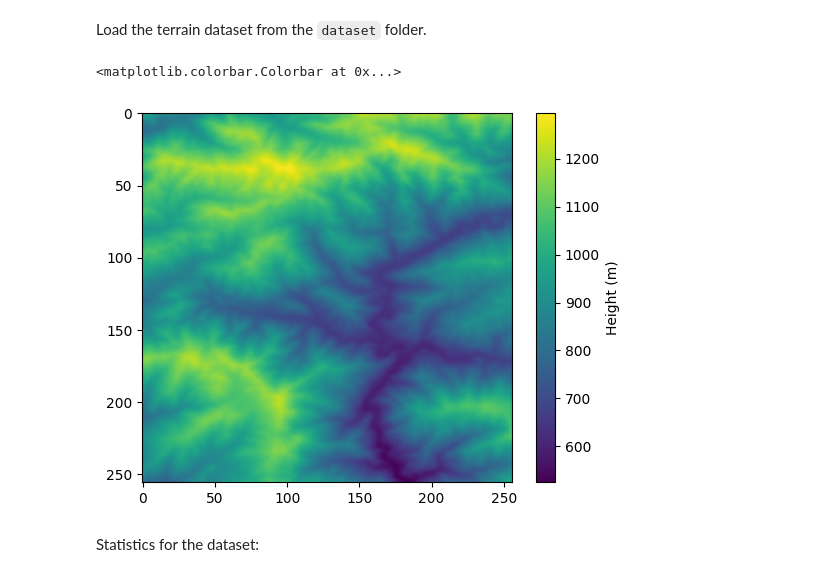
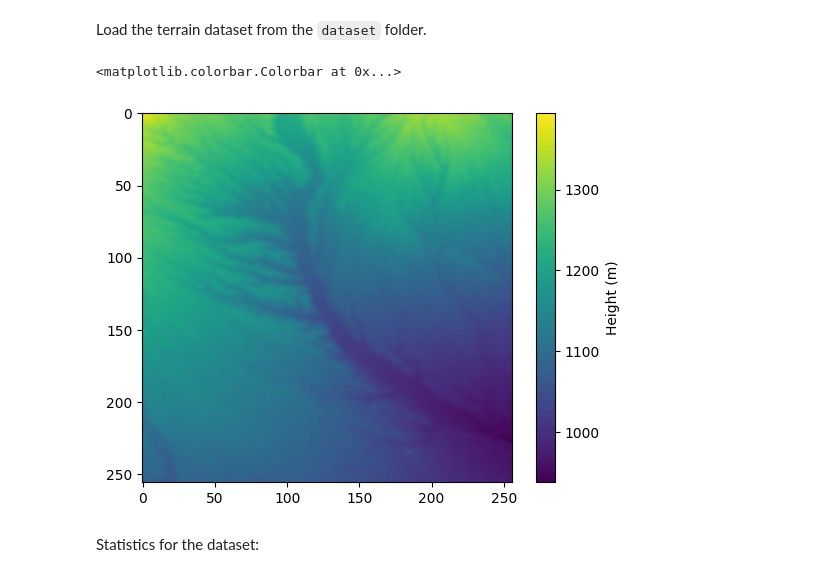
Before and after one commit to NathanKuhn/TerrainGen, a Jupyter notebook: dataset_exp.ipynb, the cells around one changed output. Cells and saved outputs as stored; diff of their text form; code cells hidden in the pictures.

```diff
--- a/dataset_exp.ipynb
+++ b/dataset_exp.ipynb
@@ -6,11 +6,11 @@ Load the terrain dataset from the `dataset` folder.
 # %%
 heightmaps = np.load("dataset/terrain_dataset.npy")
 # %%
-plt.imshow(heightmaps[8])
+plt.imshow(heightmaps[102])
 plt.colorbar(label="Height (m)")
 # %% [output]
 <matplotlib.colorbar.Colorbar at 0x...>
-[figure, old version]
+[figure, new version]
 # %% [markdown]
 Statistics for the dataset:
 # %%
```
Also changed, not shown: 5 other files.
